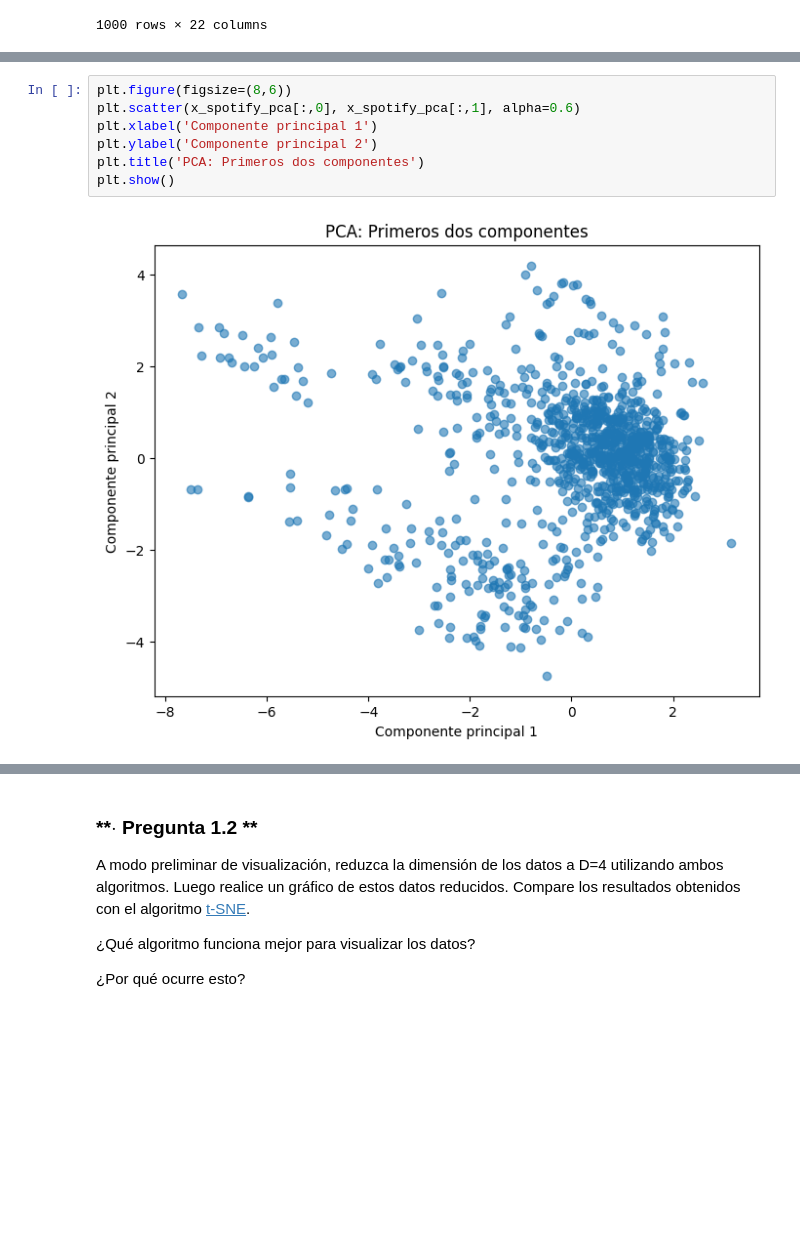
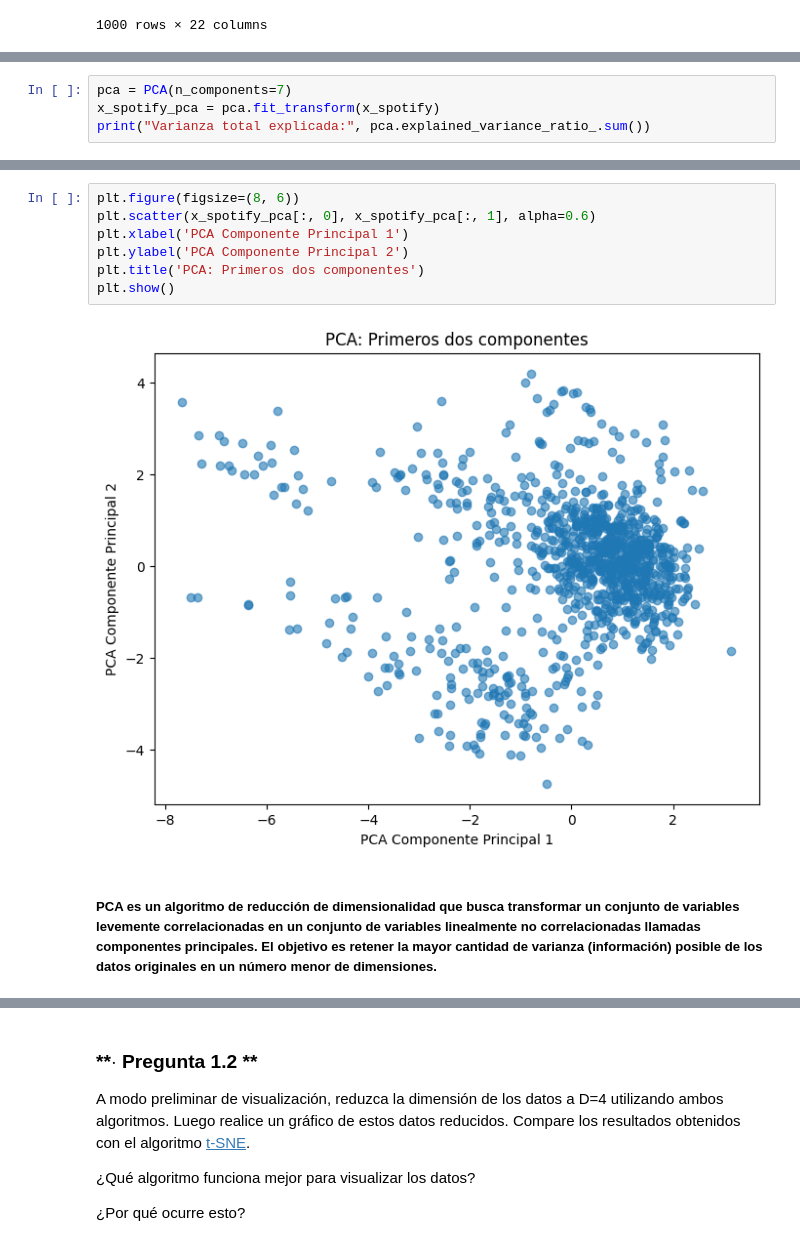
Before and after one commit to Nikolexion/Tarea2Datos, a Jupyter notebook: Tarea2_AD2025.ipynb, the cells around one changed output, grey strips where cells are left out. Saved outputs shown, nothing was run; the diff lists cells and outputs as text; blank space fills up the shorter version.

```diff
--- a/Tarea2_AD2025.ipynb
+++ b/Tarea2_AD2025.ipynb
@@ -631,0 +692,4 @@ Varianza total explicada: 0.33582347141155
+# %%
+pca = PCA(n_components=7)
+x_spotify_pca = pca.fit_transform(x_spotify)
+print("Varianza total explicada:", pca.explained_variance_ratio_.sum())
@@ -632,9 +707,11 @@ Varianza total explicada: 0.33582347141155
 # %%
-plt.figure(figsize=(8,6))
-plt.scatter(x_spotify_pca[:,0], x_spotify_pca[:,1], alpha=0.6)
-plt.xlabel('Componente principal 1')
-plt.ylabel('Componente principal 2')
+plt.figure(figsize=(8, 6))
+plt.scatter(x_spotify_pca[:, 0], x_spotify_pca[:, 1], alpha=0.6)
+plt.xlabel('PCA Componente Principal 1')
+plt.ylabel('PCA Componente Principal 2')
 plt.title('PCA: Primeros dos componentes')
 plt.show()
 # %% [output]
-[figure, old version]
+[figure, new version]
+# %% [markdown]
+##### PCA es un algoritmo de reducción de dimensionalidad que busca transformar un conjunto de variables levemente correlacionadas en un conjunto de variables linealmente no correlacionadas llamadas componentes principales. El objetivo es retener la mayor cantidad de varianza (información) posible de los datos originales en un número menor de dimensiones.
```
Also changed, not shown: parts of 36 cells of this notebook.
